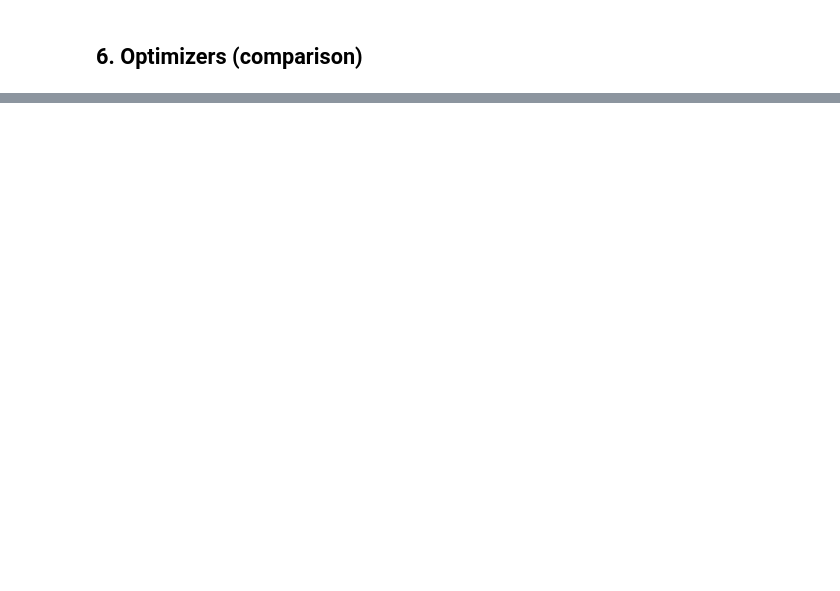
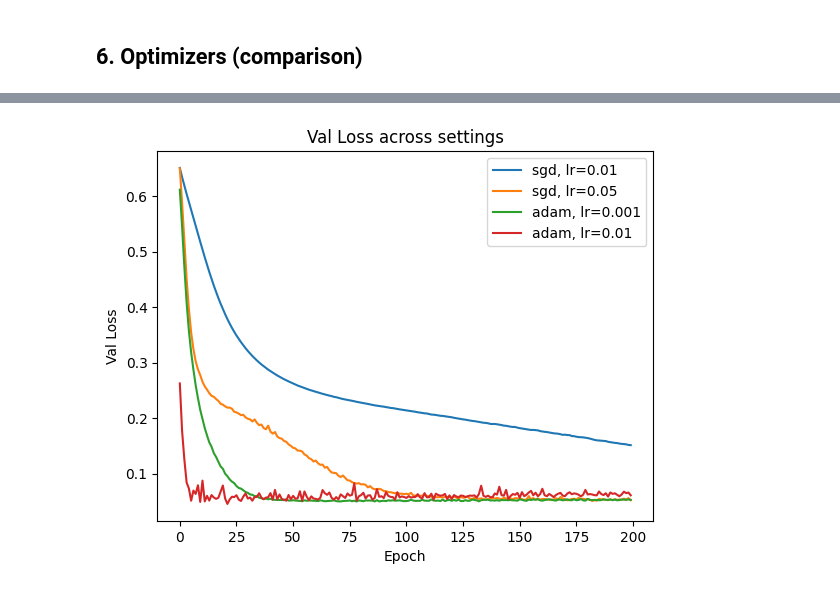
Before and after one commit to UTMIST/UTMIST-MLF, a Jupyter notebook: week4/week4_neural_networks_p2_answers.ipynb, the cells around one changed output, grey strips where cells are left out. Drawn from its saved outputs; the diff is of its cells as text; code cells hidden in the pictures; blank space fills up the shorter version.

```diff
--- a/week4/week4_neural_networks_p2_answers.ipynb
+++ b/week4/week4_neural_networks_p2_answers.ipynb
@@ -196,6 +236,7 @@ settings = [
 plt.figure()
 for opt, lr, epochs in settings:
     model = MLP().to(device)
-    out = train_model(model, train_loader, val_loader, epochs=epochs, lr=lr, optimizer_name=opt, device=device)
+    out = train_model(model, train_loader, val_loader, epochs=200, lr=lr, optimizer_name=opt, device=device)
     plt.plot(out["val_losses"], label=f"{opt}, lr={lr}")
 plt.xlabel("Epoch"); plt.ylabel("Val Loss"); plt.title("Val Loss across settings"); plt.legend(); plt.show()
+# %% [output]
@@ -201,0 +260 @@ plt.xlabel("Epoch"); plt.ylabel("Val Loss"); plt.title("Val Loss across settings
+[figure, added]
```
Also changed, not shown: parts of 8 cells of this notebook, 2 other files.
